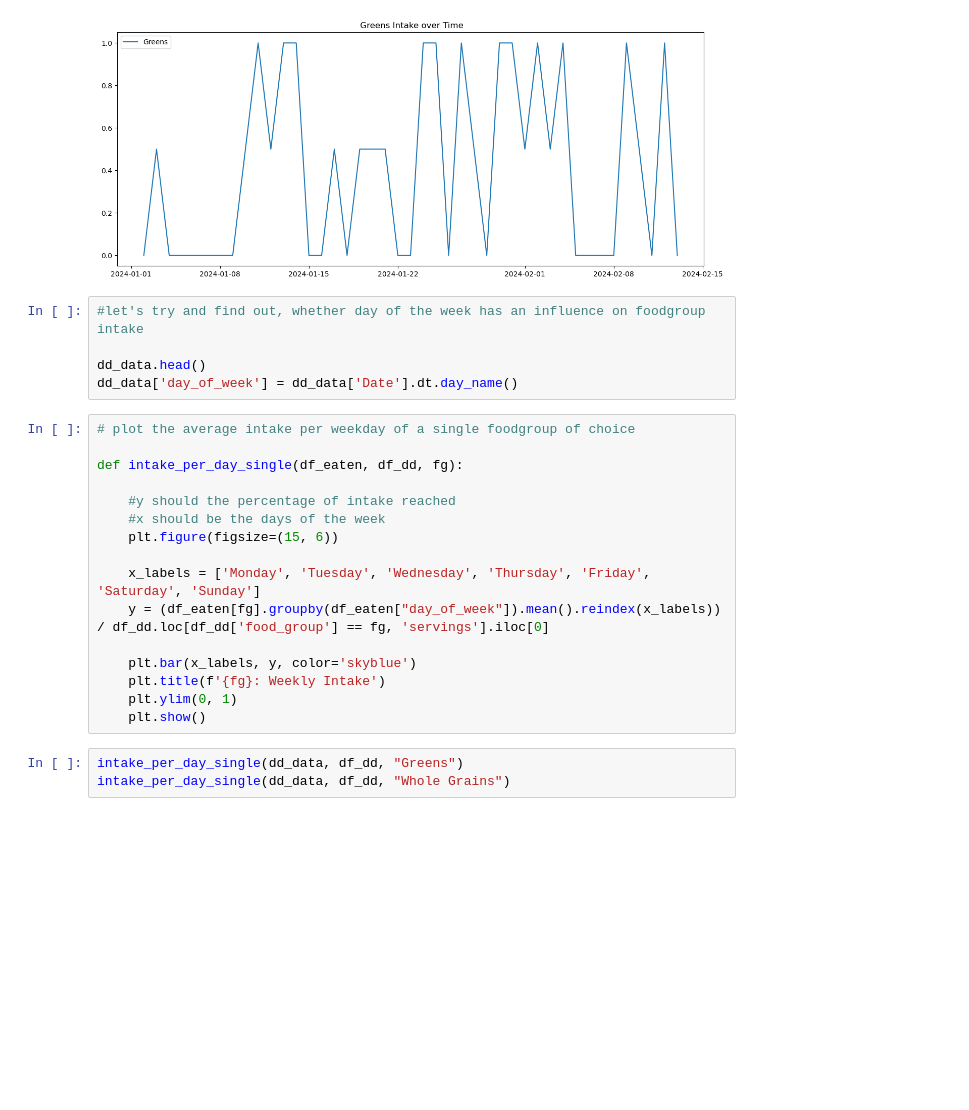
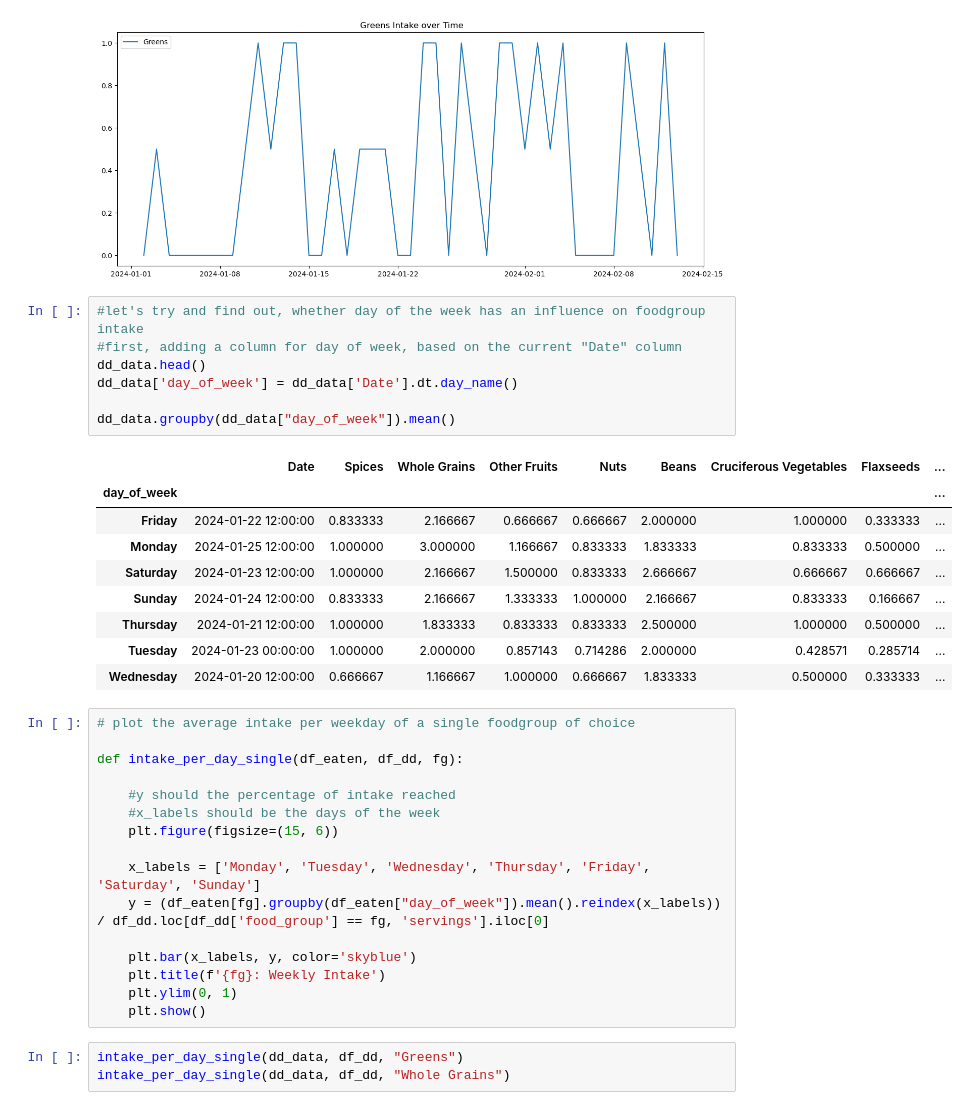
Before and after one commit to lottedieleman/daily_dozen, a Jupyter notebook: DD.ipynb, the cells around one changed output. Drawn from its saved outputs; the diff is of its cells as text; blank space fills up the shorter version.

```diff
--- a/DD.ipynb
+++ b/DD.ipynb
@@ -226,16 +269,28 @@ intake_over_time_single(dd_data, df_dd, "Greens")
 [figure]
 # %%
 #let's try and find out, whether day of the week has an influence on foodgroup intake
-
+#first, adding a column for day of week, based on the current "Date" column
 dd_data.head()
 dd_data['day_of_week'] = dd_data['Date'].dt.day_name()
+
+dd_data.groupby(dd_data["day_of_week"]).mean()
+# %% [output]
+|  | Date | Spices | Whole Grains | Other Fruits | Nuts | Beans | Cruciferous Vegetables | Flaxseeds | ... |
+| day_of_week |  |  |  |  |  |  |  |  | ... |
+| Friday | 2024-01-22 12:00:00 | 0.833333 | 2.166667 | 0.666667 | 0.666667 | 2.000000 | 1.000000 | 0.333333 | ... |
+| Monday | 2024-01-25 12:00:00 | 1.000000 | 3.000000 | 1.166667 | 0.833333 | 1.833333 | 0.833333 | 0.500000 | ... |
+| Saturday | 2024-01-23 12:00:00 | 1.000000 | 2.166667 | 1.500000 | 0.833333 | 2.666667 | 0.666667 | 0.666667 | ... |
+| Sunday | 2024-01-24 12:00:00 | 0.833333 | 2.166667 | 1.333333 | 1.000000 | 2.166667 | 0.833333 | 0.166667 | ... |
+| Thursday | 2024-01-21 12:00:00 | 1.000000 | 1.833333 | 0.833333 | 0.833333 | 2.500000 | 1.000000 | 0.500000 | ... |
+| Tuesday | 2024-01-23 00:00:00 | 1.000000 | 2.000000 | 0.857143 | 0.714286 | 2.000000 | 0.428571 | 0.285714 | ... |
+| Wednesday | 2024-01-20 12:00:00 | 0.666667 | 1.166667 | 1.000000 | 0.666667 | 1.833333 | 0.500000 | 0.333333 | ... |
 # %%
 # plot the average intake per weekday of a single foodgroup of choice
 
 def intake_per_day_single(df_eaten, df_dd, fg):
 
     #y should the percentage of intake reached
-    #x should be the days of the week
+    #x_labels should be the days of the week
     plt.figure(figsize=(15, 6))
 
     x_labels = ['Monday', 'Tuesday', 'Wednesday', 'Thursday', 'Friday', 'Saturday', 'Sunday']
```
Also changed, not shown: parts of 12 cells of this notebook.
